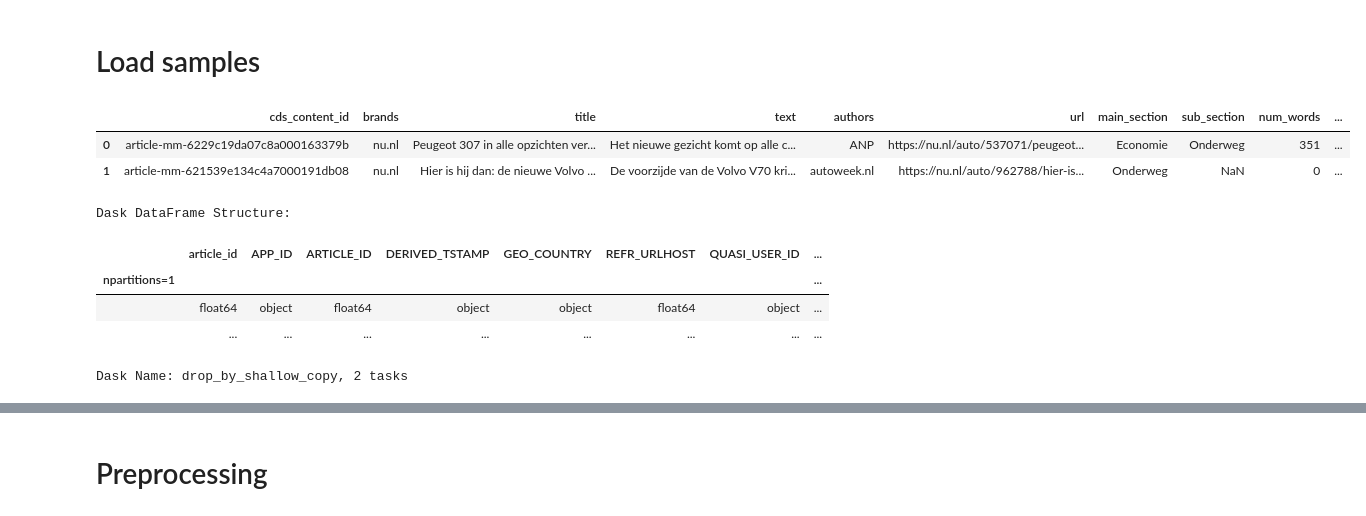
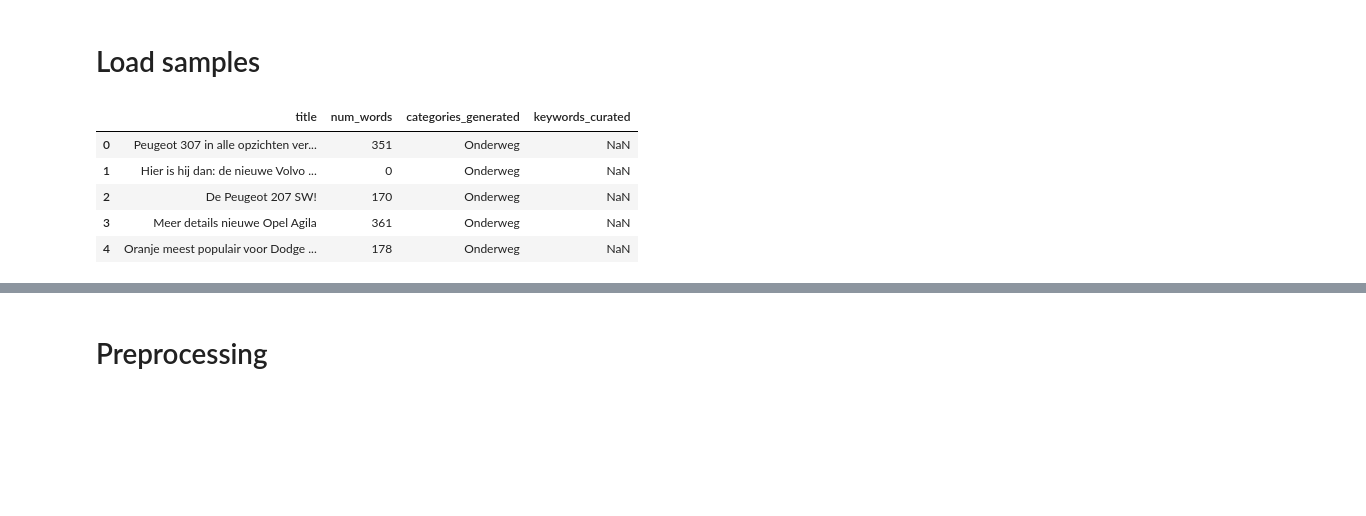
Before and after one commit to aapolimeno/ClusterProfiles, a Jupyter notebook: code/clustering_DBScan.ipynb, the cells around one changed output, grey strips where cells are left out. Drawn from its saved outputs; the diff is of its cells as text; code cells hidden in the pictures; blank space fills up the shorter version.

Commit message:
update code
- added code that applies the mappings to the dask columns
- added some features
- added code to merge the datasets
- made some changes to the data files so they can be merged

```diff
--- a/code/clustering_DBScan.ipynb
+++ b/code/clustering_DBScan.ipynb
@@ -230,12 +230,19 @@ ddf_sensitivity.head()
 # %%
 # Article data
 
-ddf_articles = dd.read_csv("../Data/sample_articles.csv")
-ddf_articles.head(2)
+ddf_articles = dd.read_csv("../data/sample_articles.csv")
+#ddf_articles.head(2)
+
+# Select relevant columns
+ddf_arts_short = ddf_articles[["title", "num_words", "categories_generated", "keywords_curated"]]
+ddf_arts_short.head()
 # %% [output]
-|  | cds_content_id | brands | title | text | authors | url | main_section | sub_section | num_words | ... |
-| 0 | article-mm-6229c19da07c8a000163379b | nu.nl | Peugeot 307 in alle opzichten ver... | Het nieuwe gezicht komt op alle c... | ANP | https://nu.nl/auto/537071/peugeot... | Economie | Onderweg | 351 | ... |
-| 1 | article-mm-621539e134c4a7000191db08 | nu.nl | Hier is hij dan: de nieuwe Volvo ... | De voorzijde van de Volvo V70 kri... | autoweek.nl | https://nu.nl/auto/962788/hier-is... | Onderweg | NaN | 0 | ... |
+|  | title | num_words | categories_generated | keywords_curated |
+| 0 | Peugeot 307 in alle opzichten ver... | 351 | Onderweg | NaN |
+| 1 | Hier is hij dan: de nieuwe Volvo ... | 0 | Onderweg | NaN |
+| 2 | De Peugeot 207 SW! | 170 | Onderweg | NaN |
+| 3 | Meer details nieuwe Opel Agila | 361 | Onderweg | NaN |
+| 4 | Oranje meest populair voor Dodge ... | 178 | Onderweg | NaN |
 # %%
 # Interaction data
 ddf_views = dd.read_csv("../data/views_sample.csv", assume_missing = True)
@@ -243,12 +252,3 @@ ddf_views = ddf_views.drop("GEO_ZIPCODE", axis = 1)
-# %%
-ddf_views
-# %% [output]
-Dask DataFrame Structure:
-|  | article_id | APP_ID | ARTICLE_ID | DERIVED_TSTAMP | GEO_COUNTRY | REFR_URLHOST | QUASI_USER_ID | ... |
-| npartitions=1 |  |  |  |  |  |  |  | ... |
-|  | float64 | object | float64 | object | object | float64 | object | ... |
-|  | ... | ... | ... | ... | ... | ... | ... | ... |
-Dask Name: drop_by_shallow_copy, 2 tasks
 # %%
 ddf_views.head()
 # %% [output]
```
Also changed, not shown: parts of 18 cells of this notebook, 5 other files.
